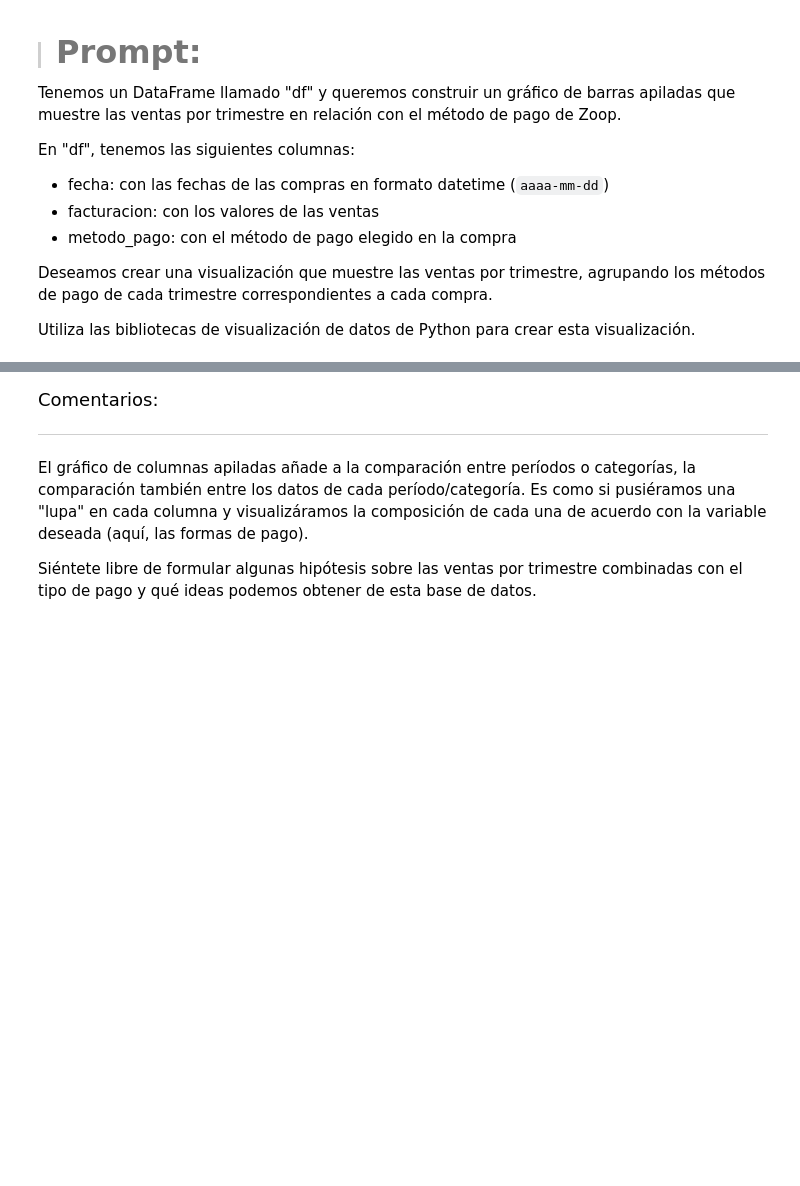
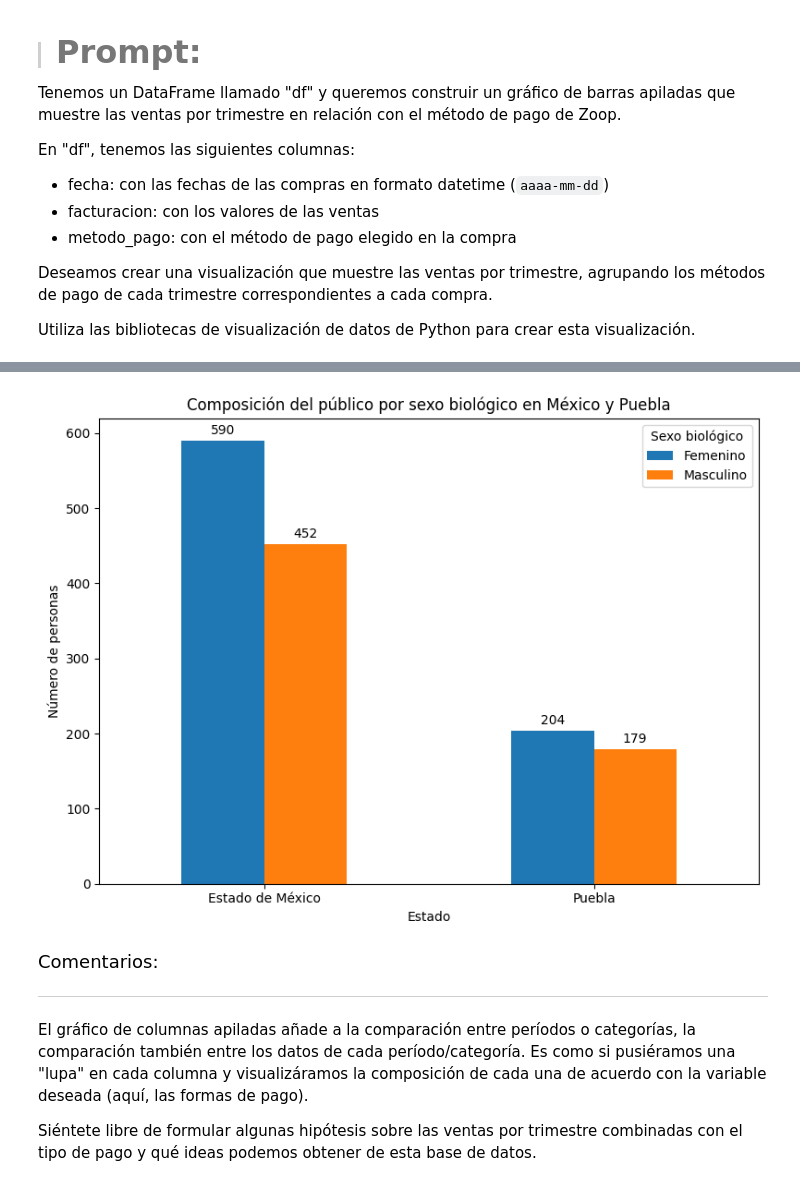
Before and after one commit to clopezv/Challenger_TelecomX, a Jupyter notebook: IA_aplicada_a_ciencia_de_datos.ipynb, the cells around one changed output, grey strips where cells are left out. Cells and saved outputs as stored; diff of their text form; code cells hidden in the pictures; blank space fills up the shorter version.

```diff
--- a/IA_aplicada_a_ciencia_de_datos.ipynb
+++ b/IA_aplicada_a_ciencia_de_datos.ipynb
@@ -1055,3 +1169,27 @@ Utiliza las bibliotecas de visualización de datos de Python para crear esta vis
+# %%
+#Desafio 2:
+# Filtrar estados México y Puebla
+filtro_estados = df[df['estado'].isin(['Estado de México', 'Puebla'])]
+# Agrupar por estado y sexo biológico
+conteo = filtro_estados.groupby(['estado', 'sexo_biologico']).size().unstack().fillna(0)
+
+# Crear gráfico de barras agrupadas
+ax = conteo.plot(kind='bar', stacked=False, color=['#1f77b4', '#ff7f0e'], figsize=(8, 6))
+
+# Agregar etiquetas de valor sobre las barras
+for container in ax.containers:
+    ax.bar_label(container, label_type='edge', padding=3, fontsize=10)
+
+# Agregar etiquetas
+plt.title('Composición del público por sexo biológico en México y Puebla')
+plt.xlabel('Estado')
+plt.ylabel('Número de personas')
+plt.legend(title='Sexo biológico', labels=['Femenino', 'Masculino'])
+plt.xticks(rotation=0)
+plt.tight_layout()
+plt.show()
+# %% [output]
+[figure, added]
 # %% [markdown]
 <font color="7b71ff" size=4> Comentarios: </font>
 
```
Also changed, not shown: parts of 10 cells of this notebook.
